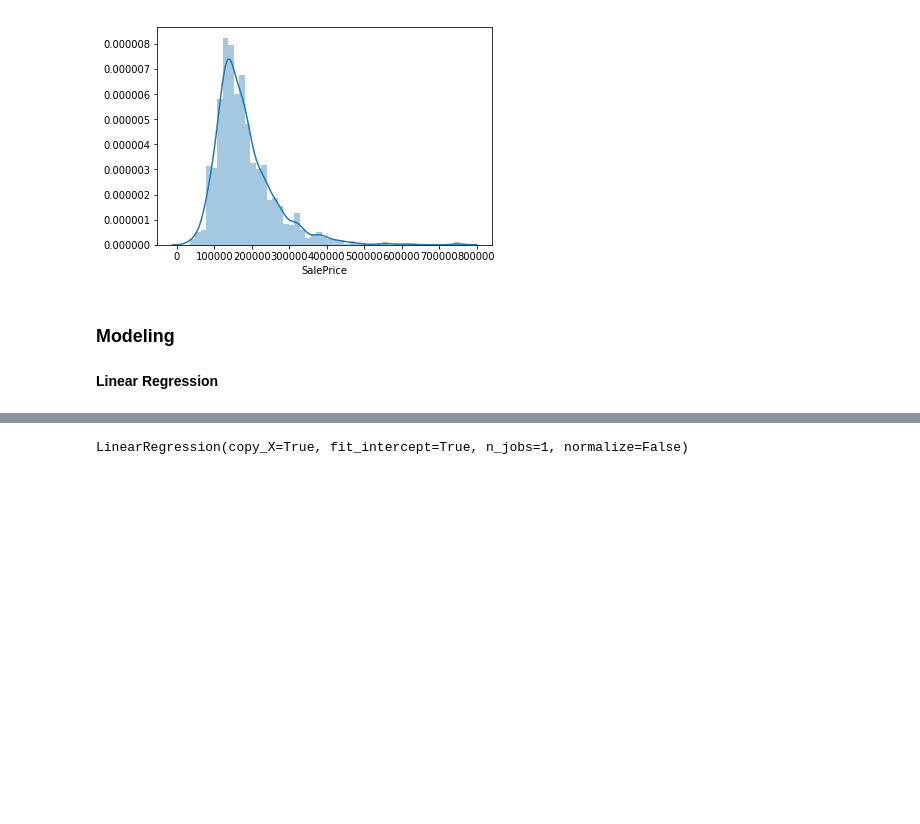
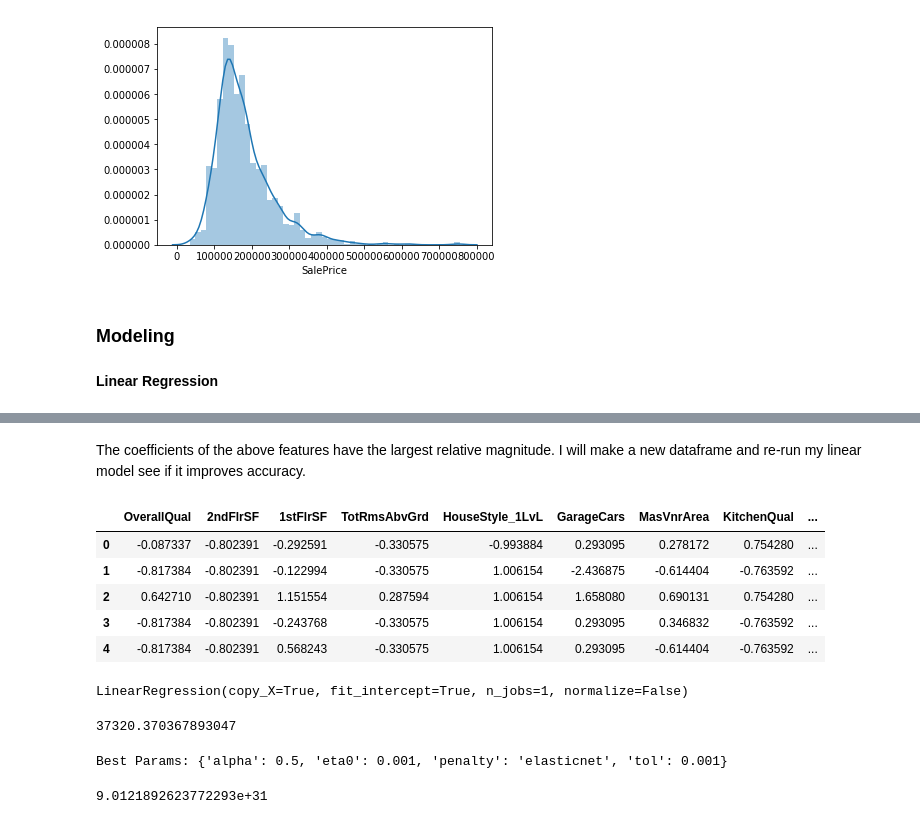
Before and after one commit to asfabiano/byu_econ_applied_machine_learning, a Jupyter notebook: homeworks/HW2/Homework_2.ipynb, the cells around one changed output, grey strips where cells are left out. Cells and saved outputs as stored; diff of their text form; code cells hidden in the pictures; blank space fills up the shorter version.

Commit message:
attempted modeling for HW2 and add file for useful code

```diff
--- a/homeworks/HW2/Homework_2.ipynb
+++ b/homeworks/HW2/Homework_2.ipynb
@@ -224,0 +253,3 @@ lin_reg = linear_model.LinearRegression()
+# %%
+# Trains the OLS model with the training subset data.
+lin_reg.fit(scaled_xtrain, y_train)
@@ -224,0 +289,3 @@ lin_reg = linear_model.LinearRegression()
+# %%
+lasso_lin_reg = linear_model.Lasso(alpha = 100)
+lasso_lin_reg.fit(scaled_xtrain, y_train)
@@ -224,0 +333,3 @@ lin_reg = linear_model.LinearRegression()
+# %%
+top_10_Lcoefs = train_xs.columns[np.abs(lasso_lin_reg.coef_).argsort()[::-1][:10]]
+top_10_Lcoefs
@@ -225 +355,15 @@ lin_reg = linear_model.LinearRegression()
+# %% [markdown]
+The coefficients of the above features have the largest relative magnitude. I will make a new dataframe and re-run my linear model see if it improves accuracy.
+# %%
+df_train_2 = pd.DataFrame(data=scaled_xtrain, columns=train_xs.columns)[top_10_Lcoefs]
+df_test_2 = pd.DataFrame(data=scaler.transform(X_test), columns=train_xs.columns)[top_10_Lcoefs]
+# %%
+df_train_2.head()
+# %% [output]
+|  | OverallQual | 2ndFlrSF | 1stFlrSF | TotRmsAbvGrd | HouseStyle_1LvL | GarageCars | MasVnrArea | KitchenQual | ... |
+| 0 | -0.087337 | -0.802391 | -0.292591 | -0.330575 | -0.993884 | 0.293095 | 0.278172 | 0.754280 | ... |
+| 1 | -0.817384 | -0.802391 | -0.122994 | -0.330575 | 1.006154 | -2.436875 | -0.614404 | -0.763592 | ... |
+| 2 | 0.642710 | -0.802391 | 1.151554 | 0.287594 | 1.006154 | 1.658080 | 0.690131 | 0.754280 | ... |
+| 3 | -0.817384 | -0.802391 | -0.243768 | -0.330575 | 1.006154 | 0.293095 | 0.346832 | -0.763592 | ... |
+| 4 | -0.817384 | -0.802391 | 0.568243 | -0.330575 | 1.006154 | 0.293095 | -0.614404 | -0.763592 | ... |
 # %%
@@ -228,0 +375,17 @@ LinearRegression(copy_X=True, fit_intercept=True, n_jobs=1, normalize=False)
+# %%
+np.sqrt(mean_squared_error(y_test, y_predict2))
+# %% [output]
+37320.370367893047
+# %%
+param_grid = {"penalty": ['l2','l1','elasticnet'], 'alpha':[.01, .1, .5, 1, 10],
+              "eta0": [ .001, .003, .01, .03, .1, .3, 1, 3], "tol": [.001]}
+grid_search = GridSearchCV(linear_model.SGDRegressor(), param_grid, scoring='neg_mean_squared_error')
+
+grid_search.fit(X_train, y_train)
+print("Best Params: {}".format(grid_search.best_params_))
+# %% [output]
+Best Params: {'alpha': 0.5, 'eta0': 0.001, 'penalty': 'elasticnet', 'tol': 0.001}
+# %%
+(grid_search.best_score_)*-1
+# %% [output]
+9.0121892623772293e+31
```
Also changed, not shown: parts of 37 cells of this notebook, 1 other file.
